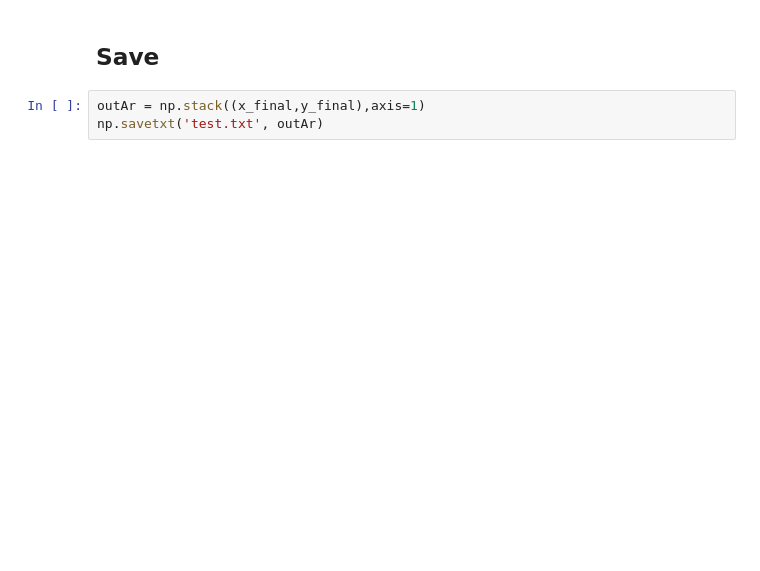
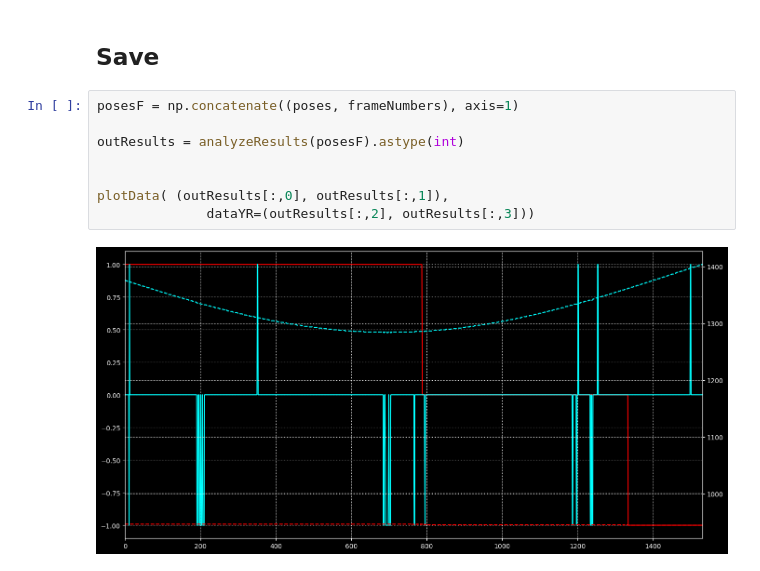
Before and after one commit to AustralianSynchrotron/bctppl, a Jupyter notebook: tracker.ipynb, the cells around one changed output. Cells and saved outputs as stored; diff of their text form; blank space fills up the shorter version.

```diff
--- a/tracker.ipynb
+++ b/tracker.ipynb
@@ -552,5 +637,12 @@ Error:
 # %% [markdown]
 ## Save
-# %%
-outAr = np.stack((x_final,y_final),axis=1)
-np.savetxt('test.txt', outAr)
+# %%
+posesF = np.concatenate((poses, frameNumbers), axis=1)
+
+outResults = analyzeResults(posesF).astype(int)
+
+
+plotData( (outResults[:,0], outResults[:,1]),
+              dataYR=(outResults[:,2], outResults[:,3]))
+# %% [output]
+[figure, added]
```
Also changed, not shown: parts of 8 cells of this notebook, 5 other files.
